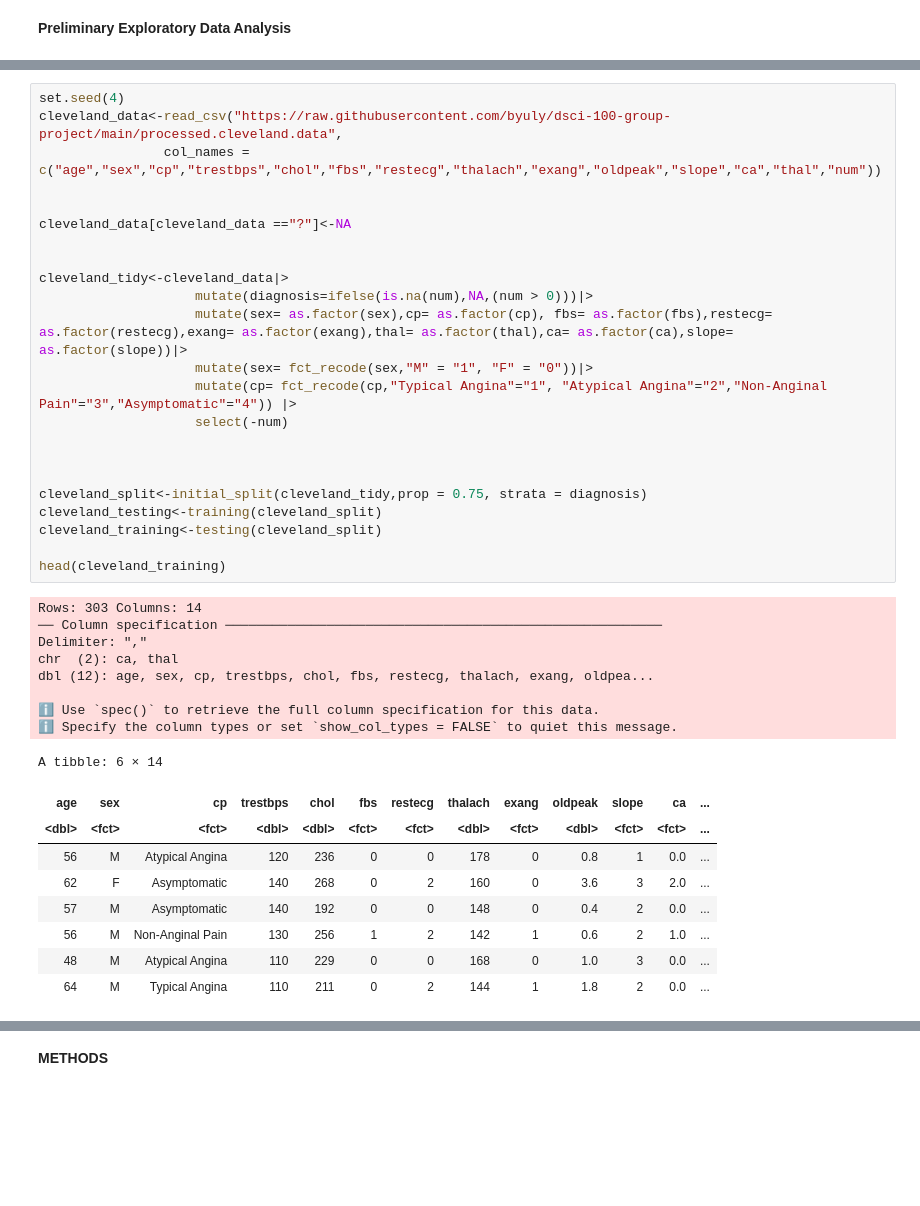
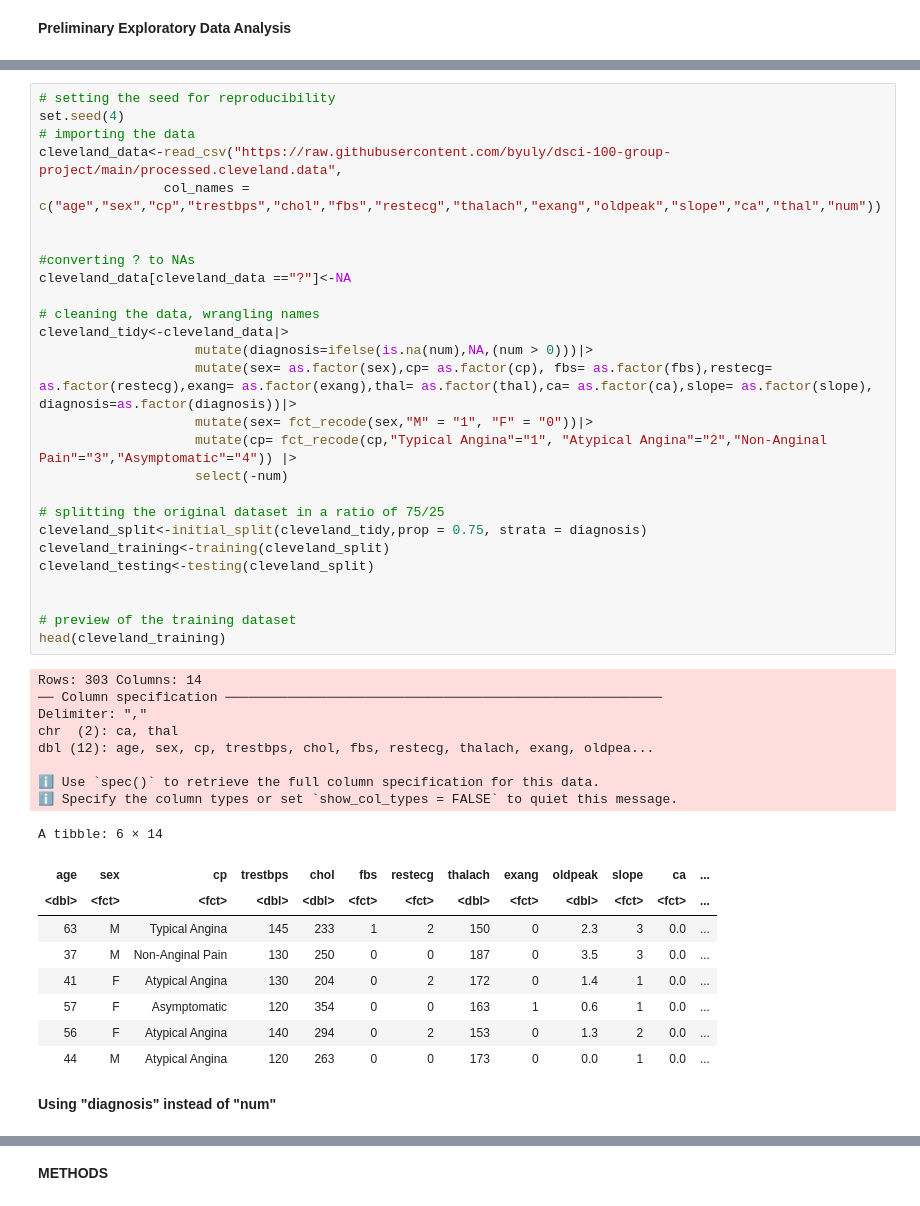
Before and after one commit to byuly/dsci-100-group-project, a Jupyter notebook: group_project_proposal.ipynb, the cells around one changed output, grey strips where cells are left out. Saved outputs shown, nothing was run; the diff lists cells and outputs as text; blank space fills up the shorter version.

```diff
--- a/group_project_proposal.ipynb
+++ b/group_project_proposal.ipynb
@@ -38,42 +41,48 @@ library(repr)
 # %%
+# setting the seed for reproducibility
 set.seed(4)
+# importing the data
 cleveland_data<-read_csv("https://raw.githubusercontent.com/byuly/dsci-100-group-project/main/processed.cleveland.data",
                 col_names = c("age","sex","cp","trestbps","chol","fbs","restecg","thalach","exang","oldpeak","slope","ca","thal","num"))
 
 
+#converting ? to NAs
 cleveland_data[cleveland_data =="?"]<-NA
 
-
+# cleaning the data, wrangling names
 cleveland_tidy<-cleveland_data|>
                     mutate(diagnosis=ifelse(is.na(num),NA,(num > 0)))|>
-                    mutate(sex= as.factor(sex),cp= as.factor(cp), fbs= as.factor(fbs),restecg= as.factor(restecg),exang= as.factor(exang),thal= as.factor(thal),ca= as.factor(ca),slope= as.factor(slope))|>
+                    mutate(sex= as.factor(sex),cp= as.factor(cp), fbs= as.factor(fbs),restecg= as.factor(restecg),exang= as.factor(exang),thal= as.factor(thal),ca= as.factor(ca),slope= as.factor(slope), diagnosis=as.factor(diagnosis))|>
                     mutate(sex= fct_recode(sex,"M" = "1", "F" = "0"))|>
                     mutate(cp= fct_recode(cp,"Typical Angina"="1", "Atypical Angina"="2","Non-Anginal Pain"="3","Asymptomatic"="4")) |>
                     select(-num)
 
+# splitting the original dataset in a ratio of 75/25
+cleveland_split<-initial_split(cleveland_tidy,prop = 0.75, strata = diagnosis)
+cleveland_training<-training(cleveland_split)
+cleveland_testing<-testing(cleveland_split)
 
 
-cleveland_split<-initial_split(cleveland_tidy,prop = 0.75, strata = diagnosis)
-cleveland_testing<-training(cleveland_split)
-cleveland_training<-testing(cleveland_split)
-
+# preview of the training dataset
 head(cleveland_training)
 # %% [output]
 Rows: 303 Columns: 14
 ── Column specification ────────────────────────────────────────────────────────
 Delimiter: ","
 chr  (2): ca, thal
 dbl (12): age, sex, cp, trestbps, chol, fbs, restecg, thalach, exang, oldpea...
 
 ℹ Use `spec()` to retrieve the full column specification for this data.
 ℹ Specify the column types or set `show_col_types = FALSE` to quiet this message.
 A tibble: 6 × 14
 | age | sex | cp | trestbps | chol | fbs | restecg | thalach | exang | oldpeak | slope | ca | ... |
 | <dbl> | <fct> | <fct> | <dbl> | <dbl> | <fct> | <fct> | <dbl> | <fct> | <dbl> | <fct> | <fct> | ... |
-| 56 | M | Atypical Angina | 120 | 236 | 0 | 0 | 178 | 0 | 0.8 | 1 | 0.0 | ... |
-| 62 | F | Asymptomatic | 140 | 268 | 0 | 2 | 160 | 0 | 3.6 | 3 | 2.0 | ... |
-| 57 | M | Asymptomatic | 140 | 192 | 0 | 0 | 148 | 0 | 0.4 | 2 | 0.0 | ... |
-| 56 | M | Non-Anginal Pain | 130 | 256 | 1 | 2 | 142 | 1 | 0.6 | 2 | 1.0 | ... |
-| 48 | M | Atypical Angina | 110 | 229 | 0 | 0 | 168 | 0 | 1.0 | 3 | 0.0 | ... |
-| 64 | M | Typical Angina | 110 | 211 | 0 | 2 | 144 | 1 | 1.8 | 2 | 0.0 | ... |
+| 63 | M | Typical Angina | 145 | 233 | 1 | 2 | 150 | 0 | 2.3 | 3 | 0.0 | ... |
+| 37 | M | Non-Anginal Pain | 130 | 250 | 0 | 0 | 187 | 0 | 3.5 | 3 | 0.0 | ... |
+| 41 | F | Atypical Angina | 130 | 204 | 0 | 2 | 172 | 0 | 1.4 | 1 | 0.0 | ... |
+| 57 | F | Asymptomatic | 120 | 354 | 0 | 0 | 163 | 1 | 0.6 | 1 | 0.0 | ... |
+| 56 | F | Atypical Angina | 140 | 294 | 0 | 2 | 153 | 0 | 1.3 | 2 | 0.0 | ... |
+| 44 | M | Atypical Angina | 120 | 263 | 0 | 0 | 173 | 0 | 0.0 | 1 | 0.0 | ... |
+# %% [markdown]
+**Using "diagnosis" instead of "num"**
 # %% [markdown]
```
Also changed, not shown: parts of 17 cells of this notebook.
